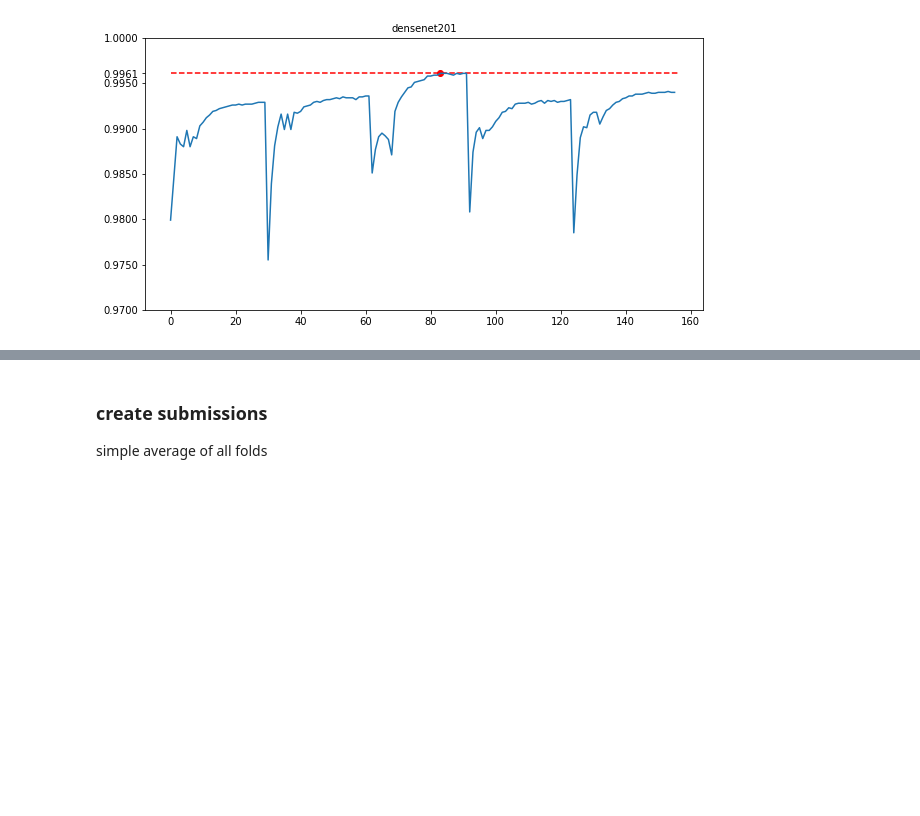
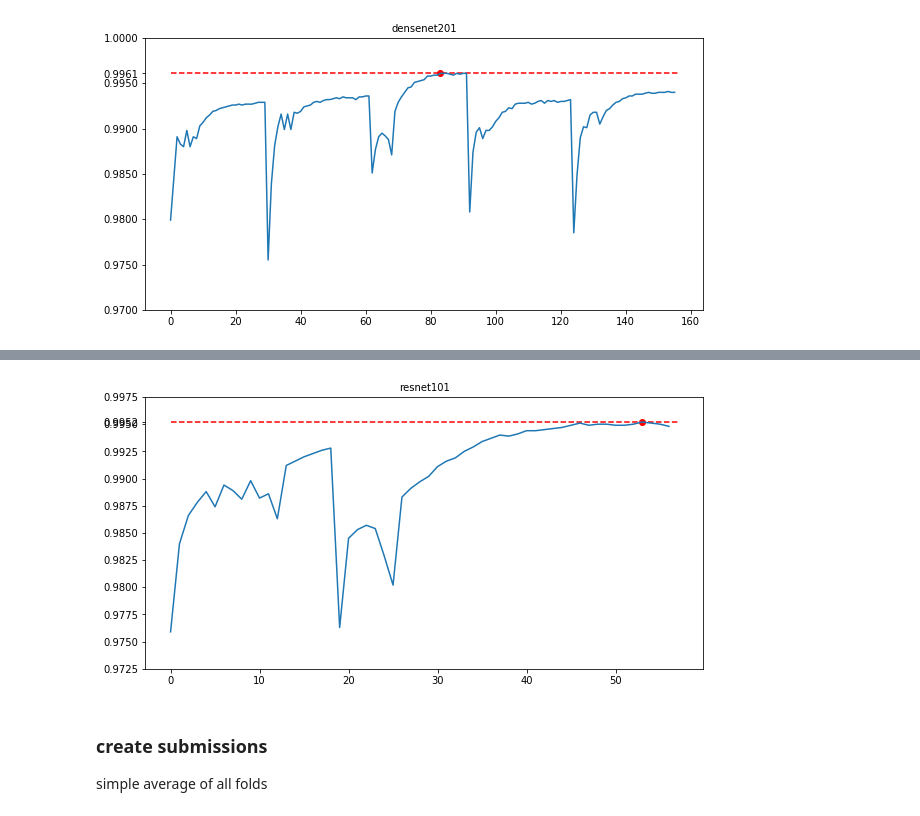
Before and after one commit to KeremTurgutlu/hist_cancer_detection, a Jupyter notebook: post_model_analysis.ipynb, the cells around one changed output, grey strips where cells are left out. Drawn from its saved outputs; the diff is of its cells as text; code cells hidden in the pictures; blank space fills up the shorter version.

```diff
--- a/post_model_analysis.ipynb
+++ b/post_model_analysis.ipynb
@@ -228,3 +269,7 @@ plot_logs('resnet152', (10,5))
+# %%
+log_df = plot_logs('resnet101', (10,5))
+# %% [output]
+[figure, added]
 # %% [markdown]
 ### create submissions
 
```
Also changed, not shown: parts of 24 cells of this notebook, 7 other files.
